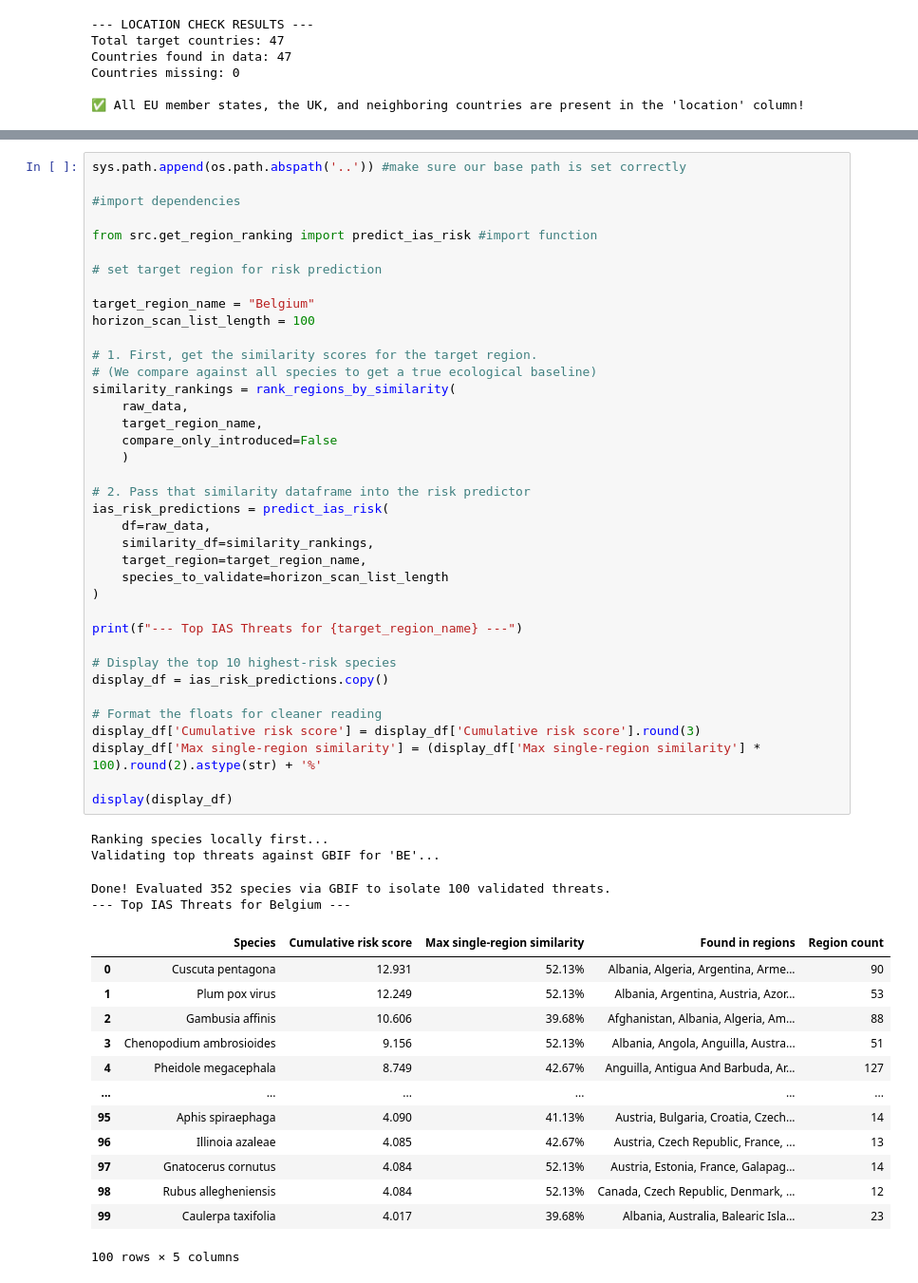
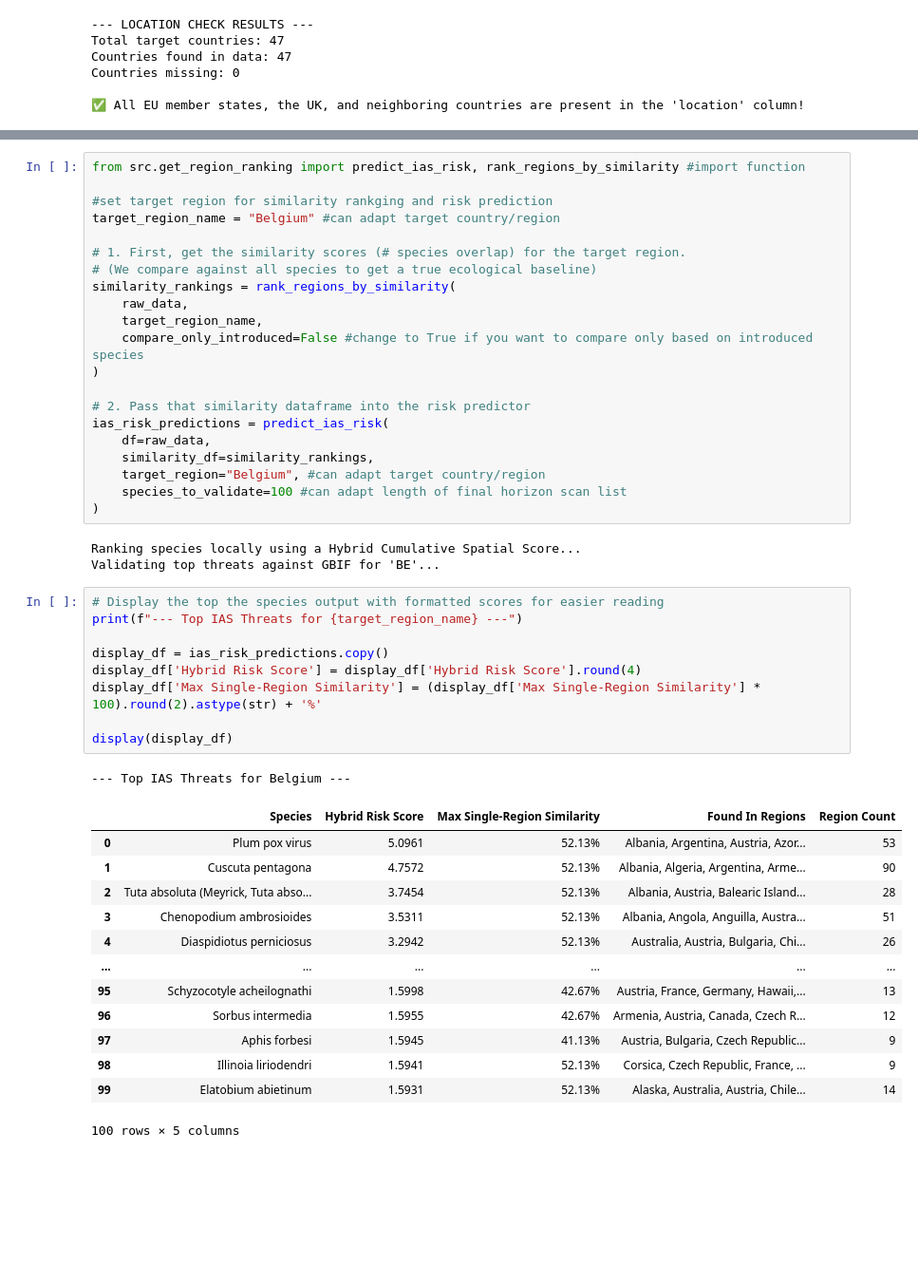
Before and after one commit to onestop-project/horizon-scanner, a Jupyter notebook: scripts/Sinas_info_extraction.ipynb, the cells around one changed output, grey strips where cells are left out. Shown at 95% size. Cells and saved outputs as stored; diff of their text form; blank space fills up the shorter version.

```diff
--- a/scripts/Sinas_info_extraction.ipynb
+++ b/scripts/Sinas_info_extraction.ipynb
@@ -152,56 +239,48 @@ except ValueError as e:
 # %%
-sys.path.append(os.path.abspath('..')) #make sure our base path is set correctly
+from src.get_region_ranking import predict_ias_risk, rank_regions_by_similarity #import function
 
-#import dependencies
+#set target region for similarity rankging and risk prediction
+target_region_name = "Belgium" #can adapt target country/region
 
-from src.get_region_ranking import predict_ias_risk #import function
-
-# set target region for risk prediction
-
-target_region_name = "Belgium"
-horizon_scan_list_length = 100
-
-# 1. First, get the similarity scores for the target region.
+# 1. First, get the similarity scores (# species overlap) for the target region.
 # (We compare against all species to get a true ecological baseline)
 similarity_rankings = rank_regions_by_similarity(
     raw_data,
     target_region_name,
-    compare_only_introduced=False
-    )
+    compare_only_introduced=False #change to True if you want to compare only based on introduced species
+)
 
 # 2. Pass that similarity dataframe into the risk predictor
 ias_risk_predictions = predict_ias_risk(
     df=raw_data,
     similarity_df=similarity_rankings,
-    target_region=target_region_name,
-    species_to_validate=horizon_scan_list_length
+    target_region="Belgium", #can adapt target country/region
+    species_to_validate=100 #can adapt length of final horizon scan list
 )
-
-print(f"--- Top IAS Threats for {target_region_name} ---")
-
-# Display the top 10 highest-risk species
-display_df = ias_risk_predictions.copy()
-
-# Format the floats for cleaner reading
-display_df['Cumulative risk score'] = display_df['Cumulative risk score'].round(3)
-display_df['Max single-region similarity'] = (display_df['Max single-region similarity'] * 100).round(2).astype(str) + '%'
-
-display(display_df)
 # %% [output]
-Ranking species locally first...
+Ranking species locally using a Hybrid Cumulative Spatial Score...
 Validating top threats against GBIF for 'BE'...
-Done! Evaluated 352 species via GBIF to isolate 100 validated threats.
---- Top IAS Threats for Belgium ---
-|  | Species | Cumulative risk score | Max single-region similarity | Found in regions | Region count |
-| 0 | Cuscuta pentagona | 12.931 | 52.13% | Albania, Algeria, Argentina, Arme... | 90 |
-| 1 | Plum pox virus | 12.249 | 52.13% | Albania, Argentina, Austria, Azor... | 53 |
-| 2 | Gambusia affinis | 10.606 | 39.68% | Afghanistan, Albania, Algeria, Am... | 88 |
-| 3 | Chenopodium ambrosioides | 9.156 | 52.13% | Albania, Angola, Anguilla, Austra... | 51 |
-| 4 | Pheidole megacephala | 8.749 | 42.67% | Anguilla, Antigua And Barbuda, Ar... | 127 |
-| ... | ... | ... | ... | ... | ... |
-| 95 | Aphis spiraephaga | 4.090 | 41.13% | Austria, Bulgaria, Croatia, Czech... | 14 |
-| 96 | Illinoia azaleae | 4.085 | 42.67% | Austria, Czech Republic, France, ... | 13 |
-| 97 | Gnatocerus cornutus | 4.084 | 52.13% | Austria, Estonia, France, Galapag... | 14 |
-| 98 | Rubus allegheniensis | 4.084 | 52.13% | Canada, Czech Republic, Denmark, ... | 12 |
-| 99 | Caulerpa taxifolia | 4.017 | 39.68% | Albania, Australia, Balearic Isla... | 23 |
-100 rows × 5 columns
+# %%
+# Display the top the species output with formatted scores for easier reading
+print(f"--- Top IAS Threats for {target_region_name} ---")
+
+display_df = ias_risk_predictions.copy()
+display_df['Hybrid Risk Score'] = display_df['Hybrid Risk Score'].round(4)
+display_df['Max Single-Region Similarity'] = (display_df['Max Single-Region Similarity'] * 100).round(2).astype(str) + '%'
+
+display(display_df)
+# %% [output]
+--- Top IAS Threats for Belgium ---
+|  | Species | Hybrid Risk Score | Max Single-Region Similarity | Found In Regions | Region Count |
+| 0 | Plum pox virus | 5.0961 | 52.13% | Albania, Argentina, Austria, Azor... | 53 |
+| 1 | Cuscuta pentagona | 4.7572 | 52.13% | Albania, Algeria, Argentina, Arme... | 90 |
+| 2 | Tuta absoluta (Meyrick, Tuta abso... | 3.7454 | 52.13% | Albania, Austria, Balearic Island... | 28 |
+| 3 | Chenopodium ambrosioides | 3.5311 | 52.13% | Albania, Angola, Anguilla, Austra... | 51 |
+| 4 | Diaspidiotus perniciosus | 3.2942 | 52.13% | Australia, Austria, Bulgaria, Chi... | 26 |
+| ... | ... | ... | ... | ... | ... |
+| 95 | Schyzocotyle acheilognathi | 1.5998 | 42.67% | Austria, France, Germany, Hawaii,... | 13 |
+| 96 | Sorbus intermedia | 1.5955 | 42.67% | Armenia, Austria, Canada, Czech R... | 12 |
+| 97 | Aphis forbesi | 1.5945 | 41.13% | Austria, Bulgaria, Czech Republic... | 9 |
+| 98 | Illinoia liriodendri | 1.5941 | 52.13% | Corsica, Czech Republic, France, ... | 9 |
+| 99 | Elatobium abietinum | 1.5931 | 52.13% | Alaska, Australia, Austria, Chile... | 14 |
+100 rows × 5 columns
```
Also changed, not shown: parts of 10 cells of this notebook, 3 other files.
